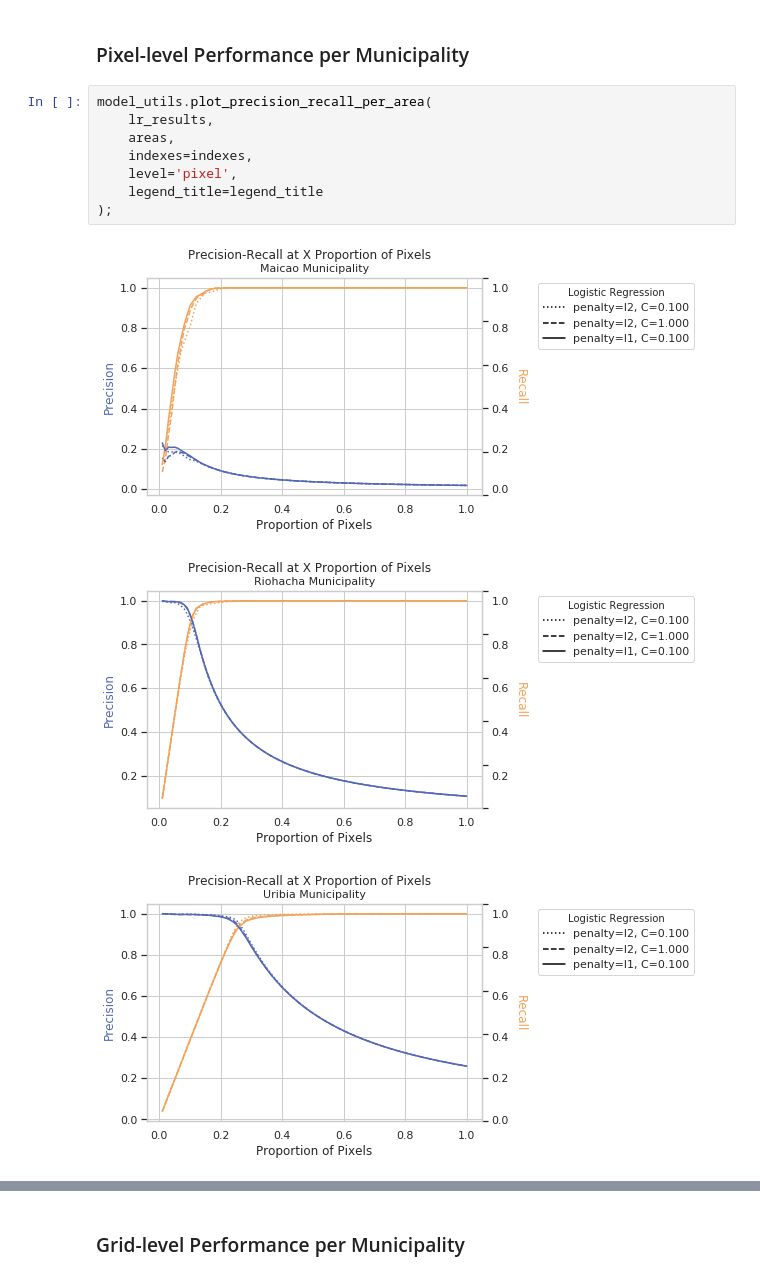
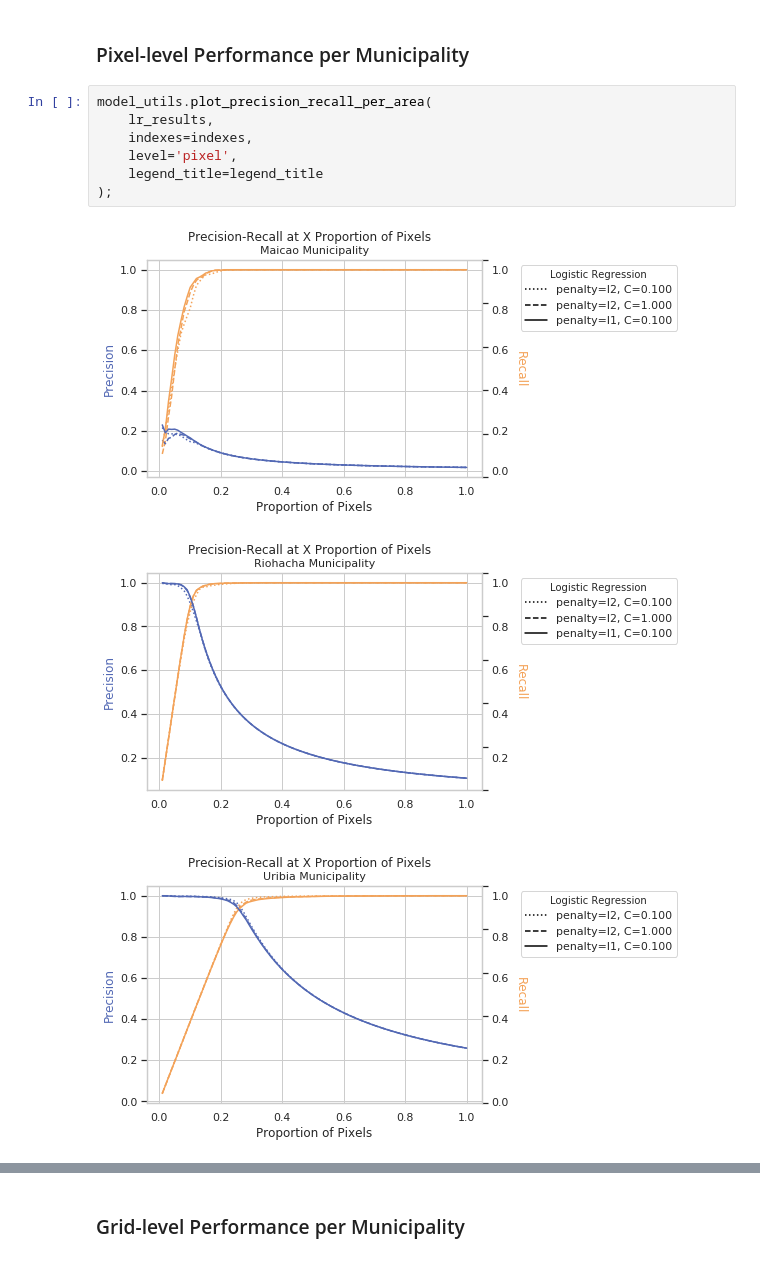
Before and after one commit to thinkingmachines/geoai-immap, a Jupyter notebook: notebooks/03b_Model_Optimization_30k.ipynb, the cells around one changed output, grey strips where cells are left out. Cells and saved outputs as stored; diff of their text form.

```diff
--- a/notebooks/03b_Model_Optimization_30k.ipynb
+++ b/notebooks/03b_Model_Optimization_30k.ipynb
@@ -148,12 +147,11 @@ model_utils.plot_precision_recall(
 # %%
 model_utils.plot_precision_recall_per_area(
     lr_results,
-    areas,
     indexes=indexes,
     level='pixel',
     legend_title=legend_title
 );
 # %% [output]
-[figure, old version]
+[figure, new version]
-[figure, old version]
+[figure, new version]
-[figure, old version]
+[figure, new version]
```
Also changed, not shown: parts of 9 cells of this notebook, 4 other files.
